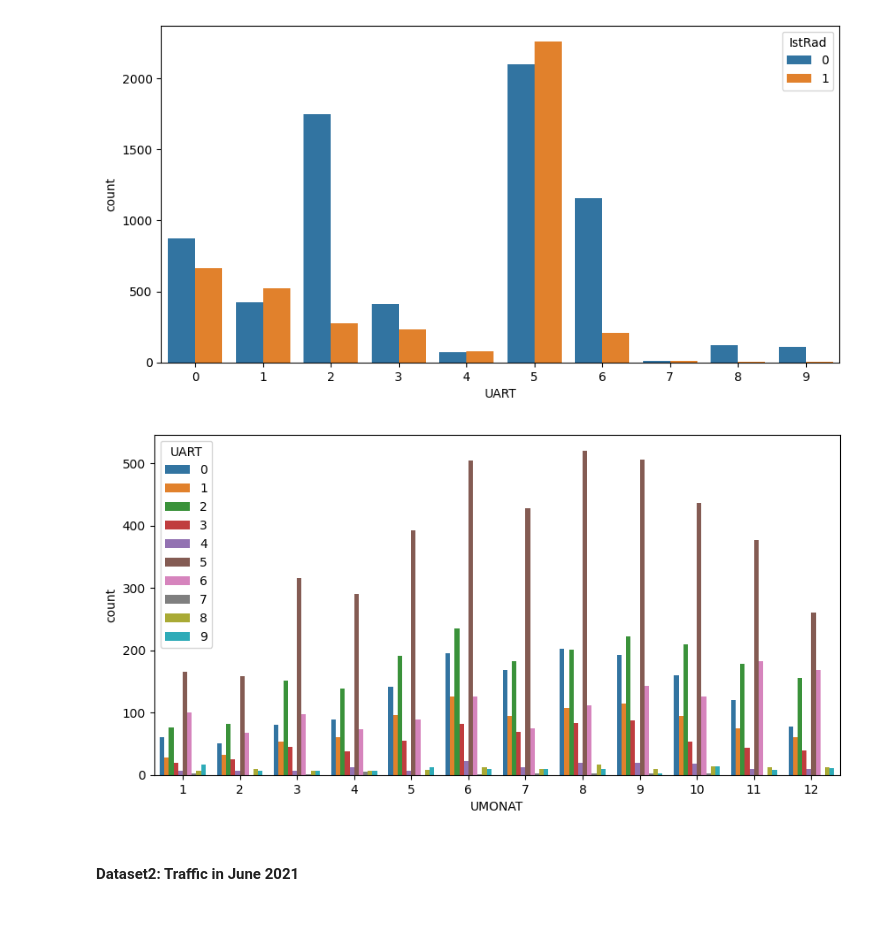
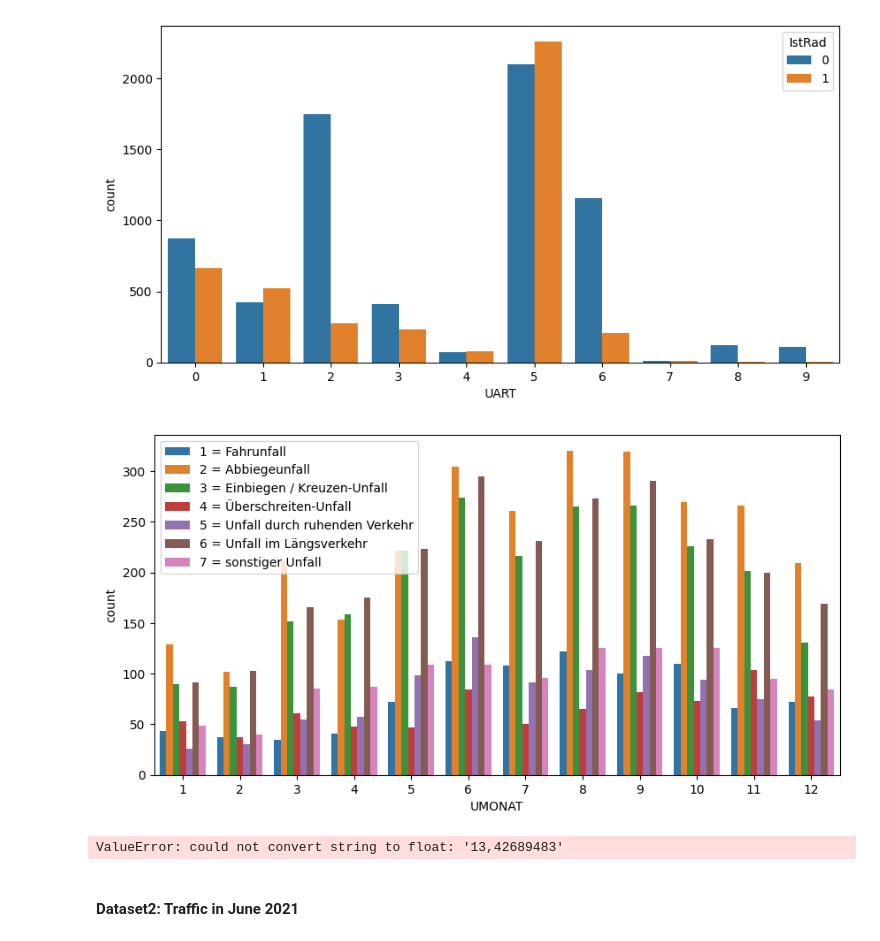
Before and after one commit to helenakohl/2023-amse-template, a Jupyter notebook: exploration.ipynb, the cells around one changed output. Drawn from its saved outputs; the diff is of its cells as text; code cells hidden in the pictures.

```diff
--- a/exploration.ipynb
+++ b/exploration.ipynb
@@ -80,0 +85,14 @@ array([0, 6, 5, 3, 1, 2, 8, 4, 9, 7], dtype=int64)
+# %%
+df1["LINREFX"] = [float(str(i).replace(",", ".")) for i in df1["LINREFX"]]
+df1["LINREFX"] = pd.to_numeric(df1["LINREFX"])
+
+df1["LINREFY"] = [float(str(i).replace(",", ".")) for i in df1["LINREFY"]]
+df1["LINREFY"] = pd.to_numeric(df1["LINREFY"])
+
+df1["XGCSWGS84"] = [float(str(i).replace(",", ".")) for i in df1["XGCSWGS84"]]
+df1["XGCSWGS84"] = pd.to_numeric(df1["XGCSWGS84"])
+
+df1["YGCSWGS84"] = [float(str(i).replace(",", ".")) for i in df1["YGCSWGS84"]]
+df1["YGCSWGS84"] = pd.to_numeric(df1["YGCSWGS84"])
+
+df1.head()
@@ -103,9 +148,14 @@ plt.show()
 [figure]
 # %%
 f,ax = plt.subplots(figsize=(10,5))
-sns.countplot(x = 'UMONAT', hue='UART', data = df1)
+sns.countplot(x = 'UMONAT', hue='UTYP1', data = df1)
+ax.legend(["1 = Fahrunfall","2 = Abbiegeunfall","3 = Einbiegen / Kreuzen-Unfall","4 = Überschreiten-Unfall","5 = Unfall durch ruhenden Verkehr","6 = Unfall im Längsverkehr","7 = sonstiger Unfall"])
 plt.show()
 # %% [output]
-[figure, old version]
+[figure, new version]
+# %%
+df1.corr()
+# %% [output]
+ValueError: could not convert string to float: '13,42689483'
 # %% [markdown]
 #### Dataset2: Traffic in June 2021
```
Also changed, not shown: parts of 17 cells of this notebook, 4 other files.
